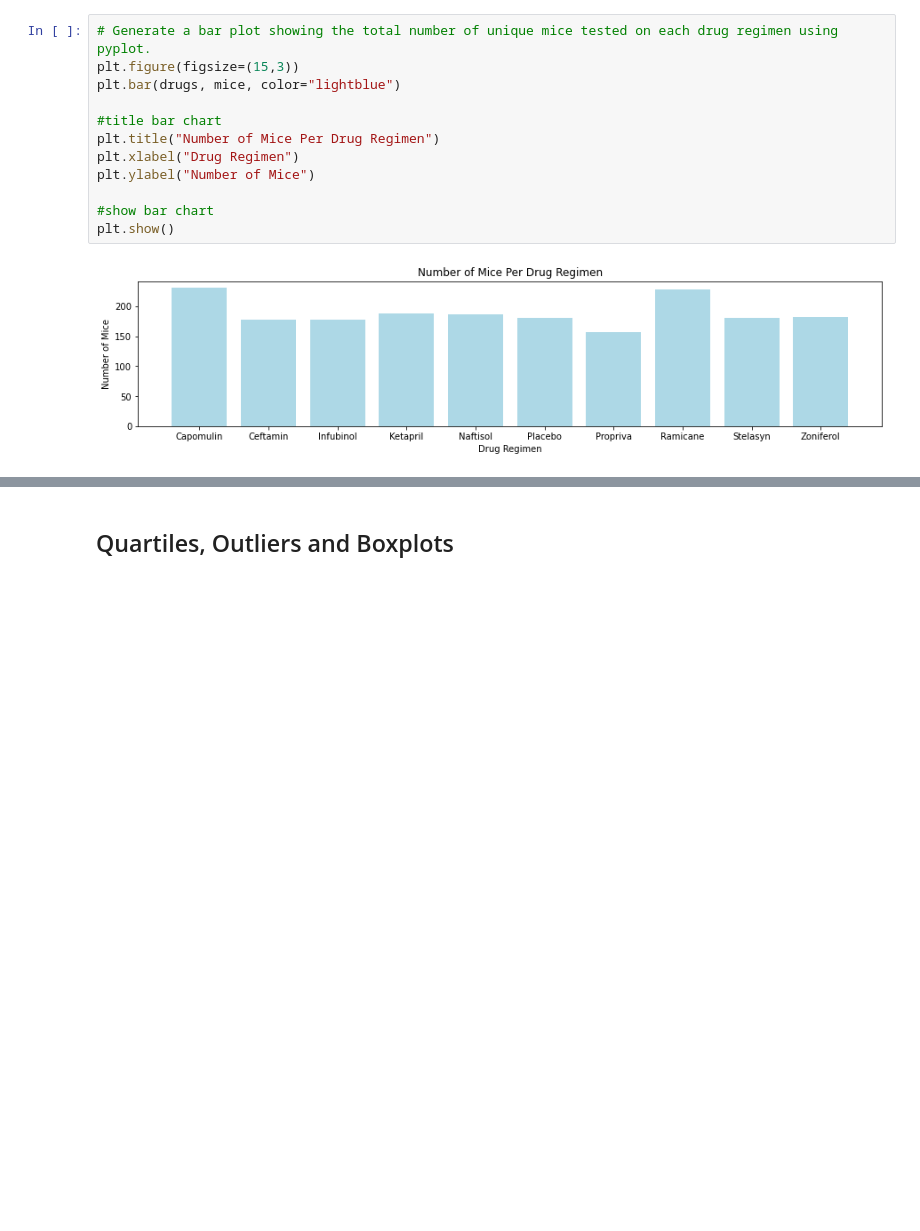
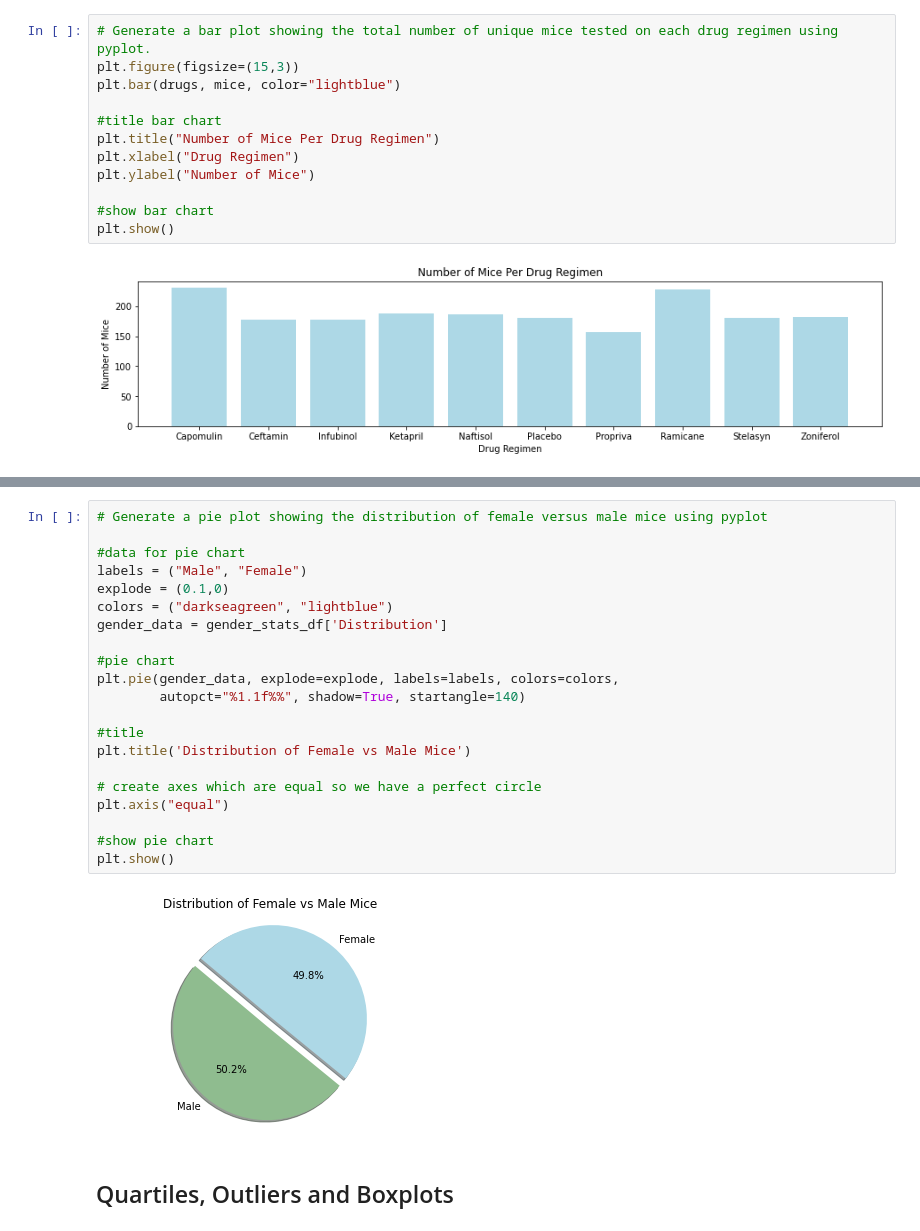
Before and after one commit to jenniecinelli/matplotlib, a Jupyter notebook: Pymaceuticals/pymaceuticals_starter.ipynb, the cells around one changed output, grey strips where cells are left out. Saved outputs shown, nothing was run; the diff lists cells and outputs as text; blank space fills up the shorter version.

```diff
--- a/Pymaceuticals/pymaceuticals_starter.ipynb
+++ b/Pymaceuticals/pymaceuticals_starter.ipynb
@@ -223,3 +255,26 @@ plt.show()
+# %%
+# Generate a pie plot showing the distribution of female versus male mice using pyplot
+
+#data for pie chart
+labels = ("Male", "Female")
+explode = (0.1,0)
+colors = ("darkseagreen", "lightblue")
+gender_data = gender_stats_df['Distribution']
+
+#pie chart
+plt.pie(gender_data, explode=explode, labels=labels, colors=colors,
+        autopct="%1.1f%%", shadow=True, startangle=140)
+
+#title
+plt.title('Distribution of Female vs Male Mice')
+
+# create axes which are equal so we have a perfect circle
+plt.axis("equal")
+
+#show pie chart
+plt.show()
+# %% [output]
+[figure, added]
 # %% [markdown]
 ## Quartiles, Outliers and Boxplots
 # %%
```
Also changed, not shown: parts of 4 cells of this notebook.
